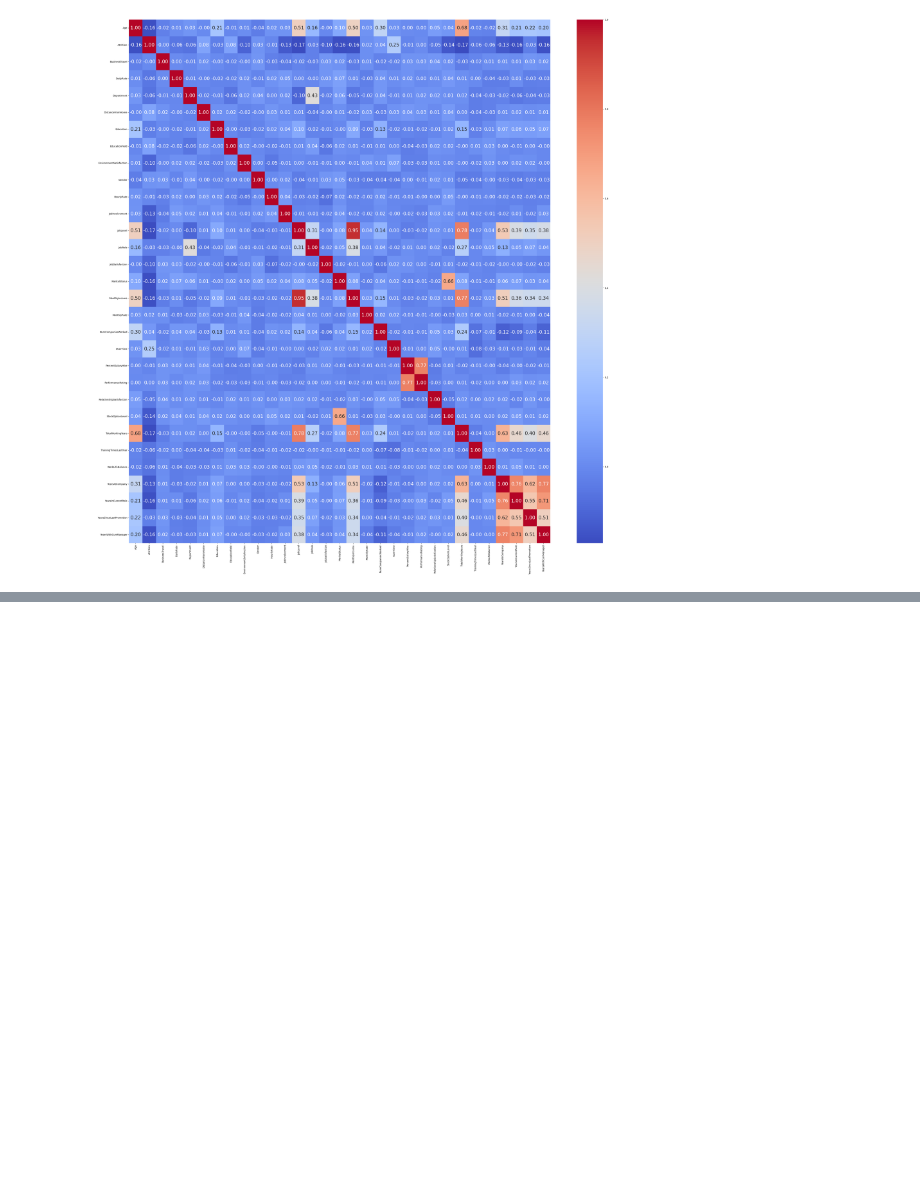
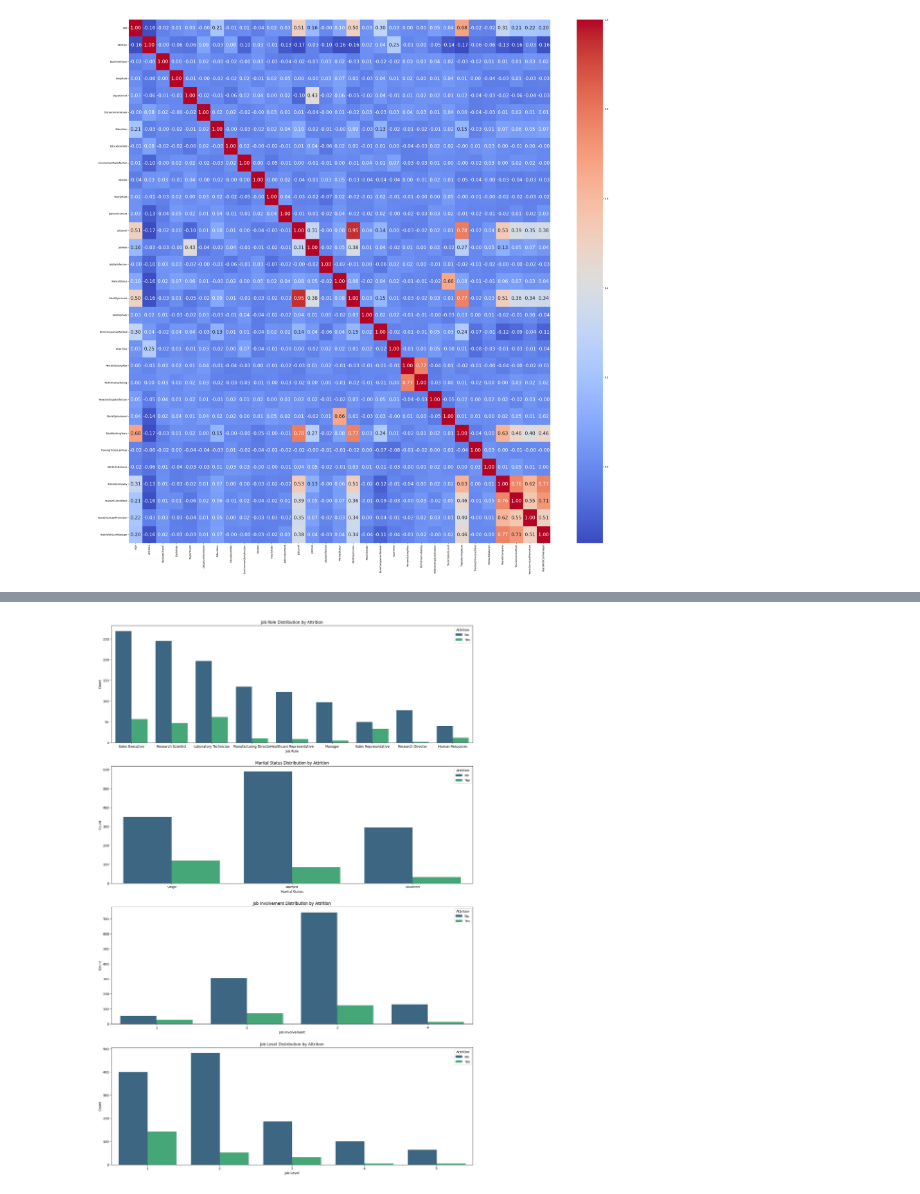
Before and after one commit to HarelAmezcua/human-resources-classification, a Jupyter notebook: notebooks/EDA_visualization.ipynb, the cells around one changed output, grey strips where cells are left out. Cells and saved outputs as stored; diff of their text form; code cells hidden in the pictures; blank space fills up the shorter version.

```diff
--- a/notebooks/data_visualization.ipynb
+++ b/notebooks/EDA_visualization.ipynb
@@ -99,0 +111,31 @@ sns.heatmap(correlations, annot=True, cmap='coolwarm', fmt=".2f", ax=ax, annot_k
+# %%
+plt.figure(figsize=(20, 30))
+plt.subplot(4, 1, 1)
+sns.countplot(x='JobRole', hue='Attrition', data=data_frame, palette='viridis')
+plt.title('Job Role Distribution by Attrition')
+plt.xlabel('Job Role')
+plt.ylabel('Count')
+plt.legend(title='Attrition', labels=['No', 'Yes'])
+plt.xticks(ticks=range(len(data_frame['JobRole'].unique())), labels=list(data_dict['JobRole'].values()))
+plt.subplot(4, 1, 2)
+sns.countplot(x='MaritalStatus', hue='Attrition', data=data_frame, palette='viridis')
+plt.title('Marital Status Distribution by Attrition')
+plt.xlabel('Marital Status')
+plt.ylabel('Count')
+plt.legend(title='Attrition', labels=['No', 'Yes'])
+plt.xticks(ticks=range(len(data_frame['MaritalStatus'].unique())), labels=list(data_dict['MaritalStatus'].values()))
+plt.subplot(4, 1, 3)
+sns.countplot(x='JobInvolvement', hue='Attrition', data=data_frame, palette='viridis')
+plt.title('Job Involvement Distribution by Attrition')
+plt.xlabel('Job Involvement')
+plt.ylabel('Count')
+plt.legend(title='Attrition', labels=['No', 'Yes'])
+plt.subplot(4, 1, 4)
+sns.countplot(x='JobLevel', hue='Attrition', data=data_frame, palette='viridis')
+plt.title('Job Level Distribution by Attrition')
+plt.xlabel('Job Level')
+plt.ylabel('Count')
+plt.legend(title='Attrition', labels=['No', 'Yes'])
+plt.show()
+# %% [output]
+[figure, added]
```
Also changed, not shown: parts of 3 cells of this notebook.
